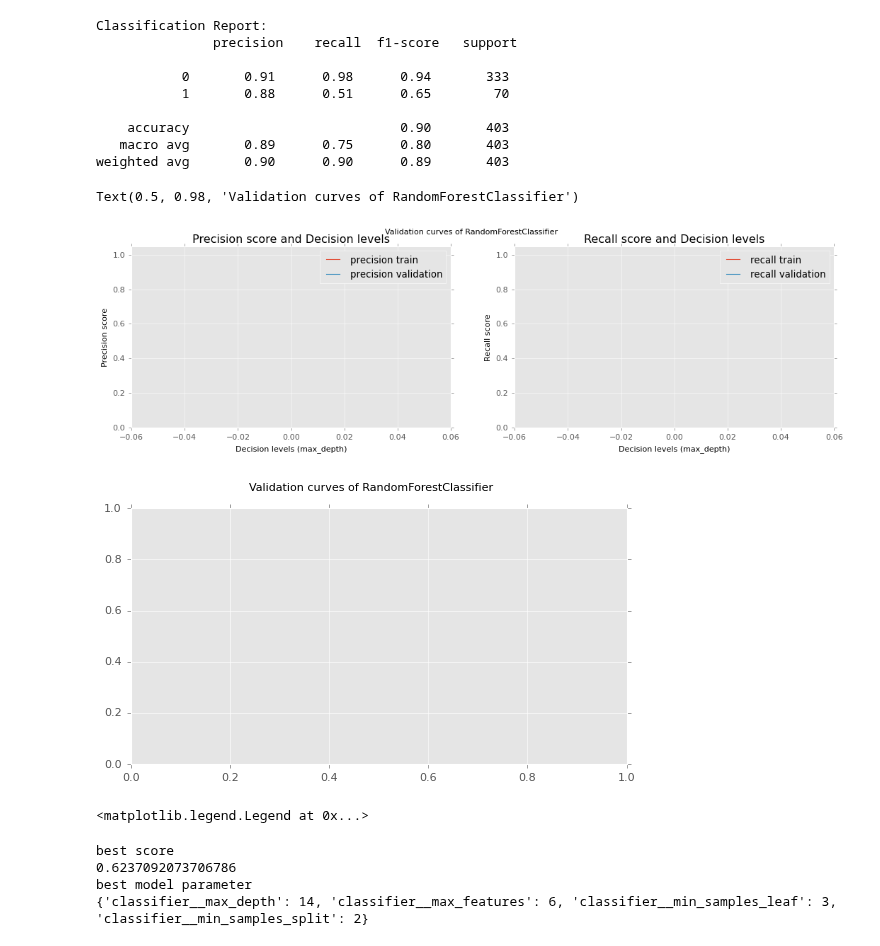
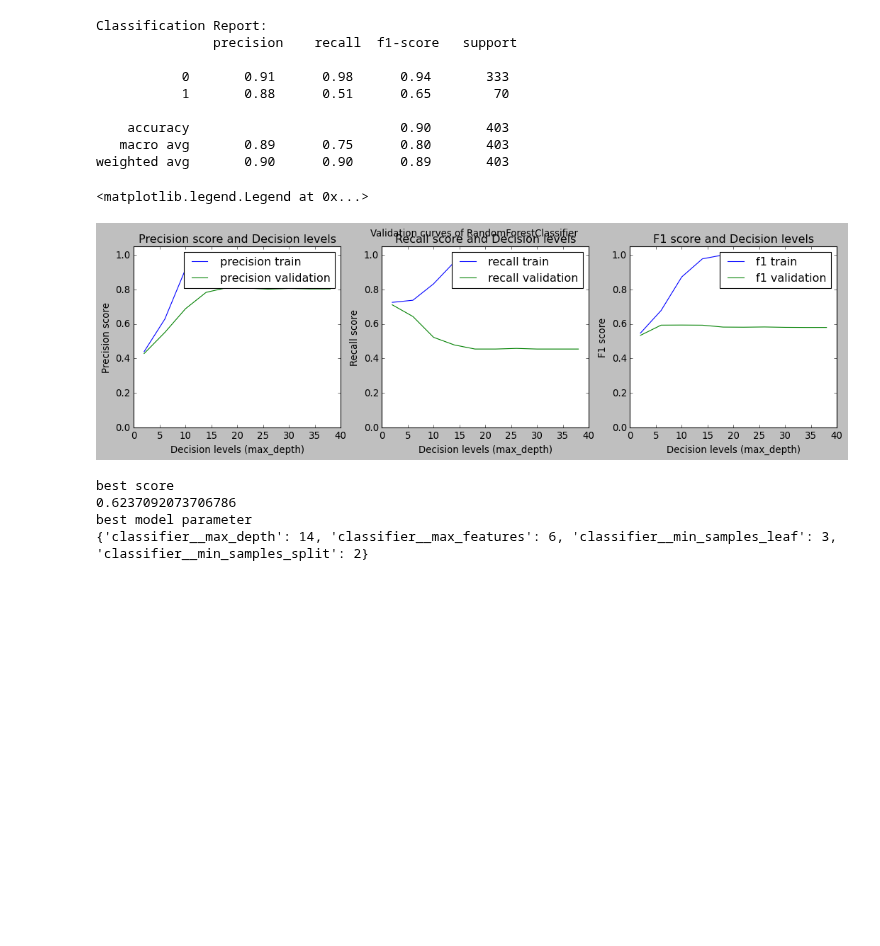
Before and after one commit to Kopy91/seer_breast_cancer, a Jupyter notebook: breast_cancer_ML.ipynb, the cells around one changed output. Drawn from its saved outputs; the diff is of its cells as text; code cells hidden in the pictures; blank space fills up the shorter version.

```diff
--- a/breast_cancer_ML.ipynb
+++ b/breast_cancer_ML.ipynb
@@ -436,14 +436,14 @@ from sklearn.model_selection import validation_curve
 search_space = range(2, 40,4)
 
 # initialize figures with two axes
-fig, ax = plt.subplots(ncols=2, figsize=[16, 4])
+fig, ax = plt.subplots(ncols=3, figsize=[16, 4])
 fig.suptitle('Validation curves of RandomForestClassifier')
 
 # precision
 
 # calculate precision values of different hyperparameter settings and cross validation folds
 precision_train, precision_val = validation_curve(estimator=pipeline_rf.named_steps['classifier'],
-                                                  X=features_train,
+                                                  X=pipeline_rf.named_steps['preprocessing'].fit_transform(features_train, target_train),
                                                   y=target_train,
                                                   param_name='max_depth',
                                                   param_range=search_space,
@@ -465,68 +465,60 @@ ax[0].set(ylim=[0, 1.05],
           title='Precision score and Decision levels')
 ax[0].legend()
 
 # recall
 
 # calculate recall values of different hyperparameter settings and cross validation folds
 recall_train, recall_val = validation_curve(estimator=pipeline_rf.named_steps['classifier'],
-                                            X=features_train,
+                                            X=pipeline_rf.named_steps['preprocessing'].fit_transform(features_train, target_train),
                                             y=target_train,
                                             param_name='max_depth',
                                             param_range=search_space,
                                             cv=5,
                                             scoring='recall')
 
 # calculate average recall values for each hyperparameter setting
 recall_train_mean = np.mean(recall_train, axis=1)
 recall_val_mean = np.mean(recall_val, axis=1)
 
 # plot validation curve
 ax[1].plot(search_space,
            recall_train_mean, label='recall train')
 ax[1].plot(search_space,
            recall_val_mean, label='recall validation')
 ax[1].set(ylim=[0, 1.05],
           xlabel='Decision levels (max_depth)',
           ylabel='Recall score',
           title='Recall score and Decision levels')
 ax[1].legend()
 
+# f1 score
 
-# initialize figures with two axes
-fig, ax = plt.subplots(ncols=1, figsize=[8, 4])
-fig.suptitle('Validation curves of RandomForestClassifier')
+# calculate precision values of different hyperparameter settings and cross validation folds
+precision_train, precision_val = validation_curve(estimator=pipeline_rf.named_steps['classifier'],
+                                                  X=pipeline_rf.named_steps['preprocessing'].fit_transform(features_train, target_train),
+                                                  y=target_train,
+                                                  param_name='max_depth',
+                                                  param_range=search_space,
+                                                  cv=5,
+                                                  scoring='f1')
+
+# calculate average precision values for each hyperparameter setting
+precision_train_mean = np.mean(precision_train, axis=1)
+precision_val_mean = np.mean(precision_val, axis=1)
+
+# plot validation curve
+ax[2].plot(search_space,
+           precision_train_mean, label='f1 train')
+ax[2].plot(search_space,
+           precision_val_mean, label='f1 validation')
+ax[2].set(ylim=[0, 1.05],
+          xlabel='Decision levels (max_depth)',
+          ylabel='F1 score',
+          title='F1 score and Decision levels')
+ax[2].legend()
 # %% [output]
-Text(0.5, 0.98, 'Validation curves of RandomForestClassifier')
+<matplotlib.legend.Legend at 0x...>
-[figure, old version]
+[figure, new version]
-[figure, removed]
-# %%
-# f1 score
-
-# calculate precision values of different hyperparameter settings and cross validation folds
-precision_train, precision_val = validation_curve(estimator=pipeline_rf.named_steps['classifier'],
-                                                  X=features_train,
-                                                  y=target_train,
-                                                  param_name='max_depth',
-                                                  param_range=search_space,
-                                                  cv=5,
-                                                  scoring='f1')
-
-# calculate average precision values for each hyperparameter setting
-precision_train_mean = np.mean(precision_train, axis=1)
-precision_val_mean = np.mean(precision_val, axis=1)
-
-# plot validation curve
-ax.plot(search_space,
-           precision_train_mean, label='f1 train')
-ax.plot(search_space,
-           precision_val_mean, label='f1 validation')
-ax.set(ylim=[0, 1.05],
-          xlabel='Decision levels (max_depth)',
-          ylabel='F1 score',
-          title='F1 score and Decision levels')
-ax.legend()
-# %% [output]
-<matplotlib.legend.Legend at 0x...>
 # %%
 # Run GridSearch with RandomForest
 
```
Also changed, not shown: parts of 2 cells of this notebook.
